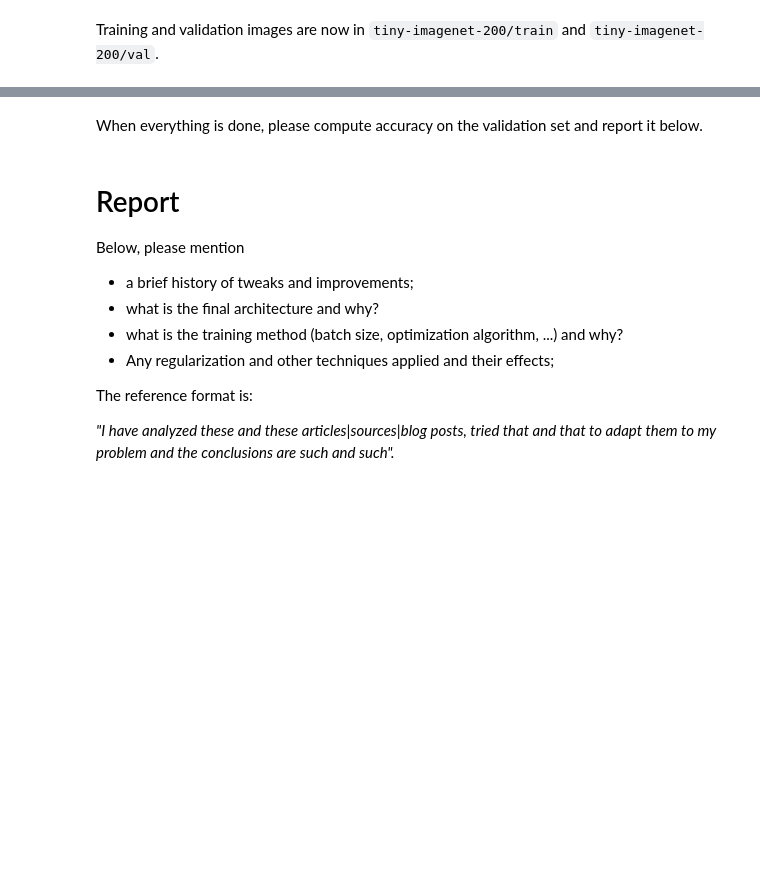
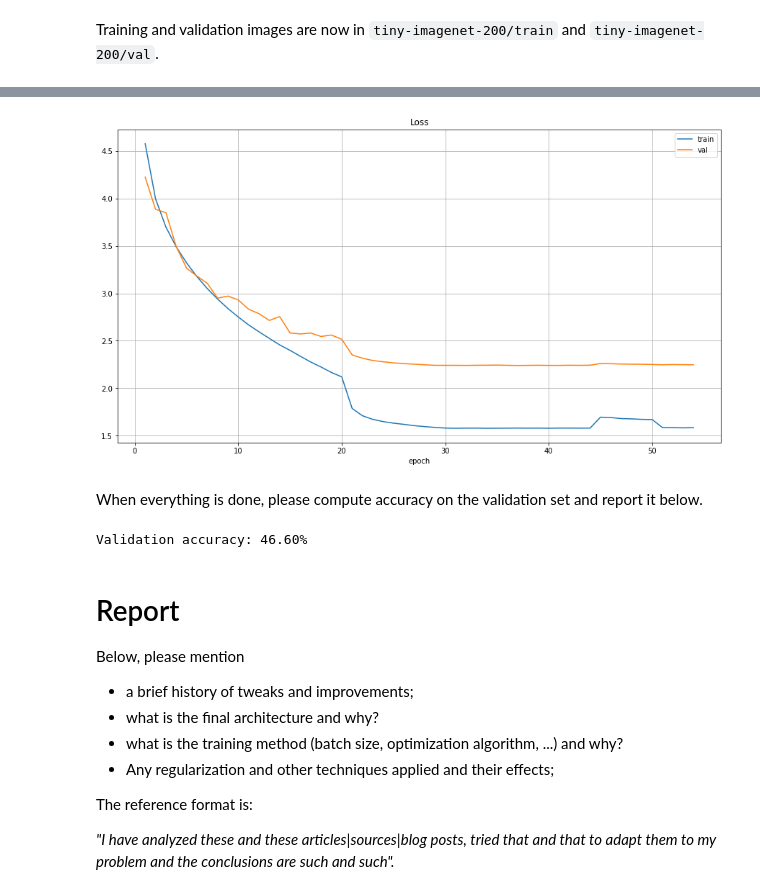
Before and after one commit to liviniuk/dl-course-skoltech, a Jupyter notebook: HW2/homework_part2.ipynb, the cells around one changed output, grey strips where cells are left out. Cells and saved outputs as stored; diff of their text form; code cells hidden in the pictures; blank space fills up the shorter version.

Commit message:
HW2 done - 46.6% val accuracy

```diff
--- a/HW2/homework_part2.ipynb
+++ b/HW2/homework_part2.ipynb
@@ -46,0 +267,25 @@ Training and validation images are now in `tiny-imagenet-200/train` and `tiny-im
+# %%
+net = models.resnet18()
+net.conv1 = nn.Conv2d(3, 64, kernel_size=(5, 5), stride=(1, 1), padding=(2, 2), bias=False)
+net.fc = nn.Linear(net.fc.in_features, len(class_names))
+net = net.to(device)
+
+# load the model
+net.load_state_dict(torch.load('resnet18_final_dict.pth.tar'))
+net = net.to(device)
+
+# # load the loss history
+loss_history_np = np.loadtxt('resnet18_final_loss.txt')
+loss_history = {'train': list(loss_history_np[:,0]), 'val': list(loss_history_np[:,1])}
+# %%
+plt.figure(figsize=(15,8))
+plt.plot(np.arange(1,1+len(loss_history['train'])), loss_history['train'], label='train')
+plt.plot(np.arange(1,1+len(loss_history['val'])), loss_history['val'], label='val')
+plt.title('Loss')
+plt.xlabel('epoch')
+plt.legend()
+plt.grid()
+# plt.ylim(0, 6)
+plt.show()
+# %% [output]
+[figure, added]
@@ -47,8 +313,10 @@ Training and validation images are now in `tiny-imagenet-200/train` and `tiny-im
 # %% [markdown]
 When everything is done, please compute accuracy on the validation set and report it below.
 # %%
-val_accuracy = # Your code here
+val_accuracy = val_acc(net) # Your code here
 print("Validation accuracy: %.2f%%" % (val_accuracy * 100))
+# %% [output]
+Validation accuracy: 46.60%
 # %% [markdown]
 # Report
 
```
Also changed, not shown: parts of 15 cells of this notebook.
